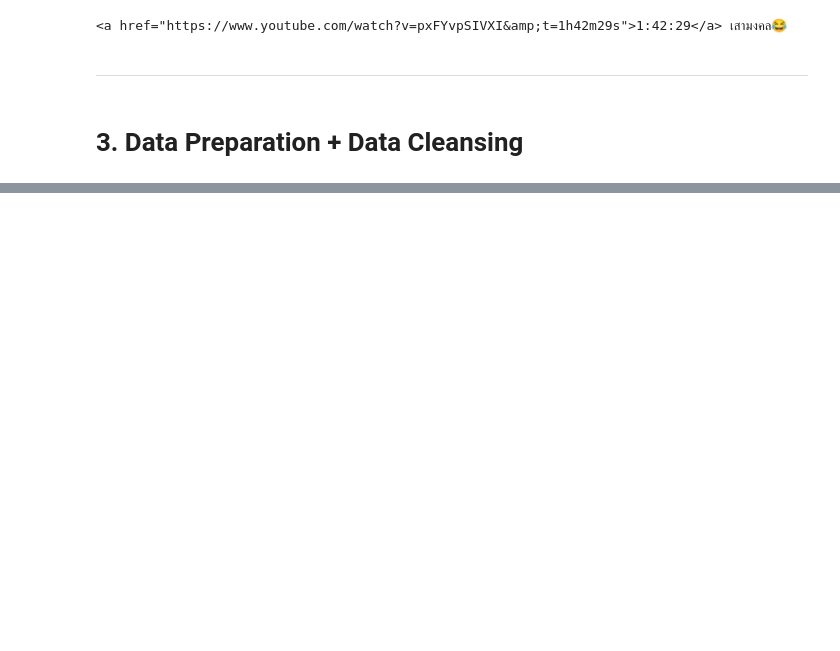
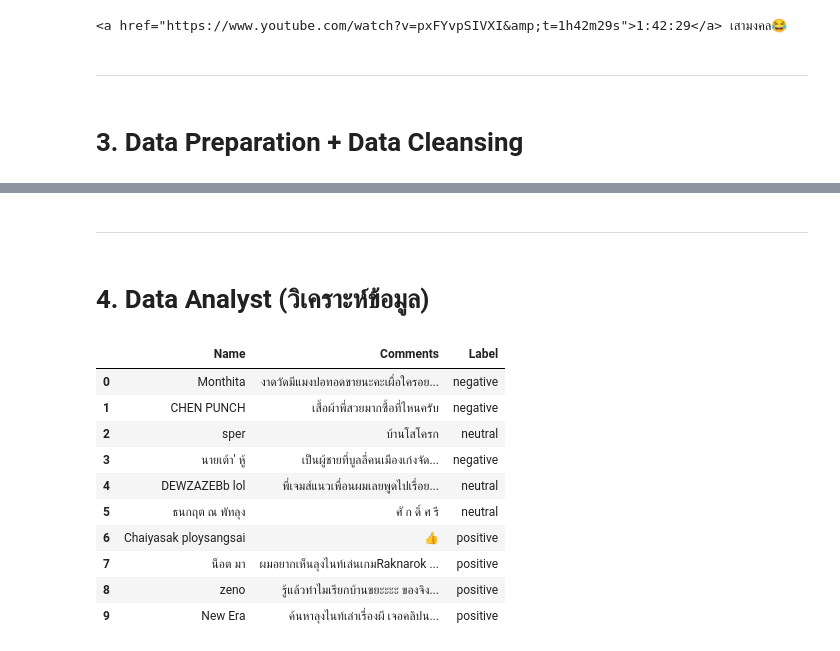
Before and after one commit to PongpatP/SocialListening_TH, a Jupyter notebook: main.ipynb, the cells around one changed output, grey strips where cells are left out. Drawn from its saved outputs; the diff is of its cells as text; code cells hidden in the pictures; blank space fills up the shorter version.

```diff
--- a/main.ipynb
+++ b/main.ipynb
@@ -132,0 +130,20 @@ https://datarockie.com/blog/sentiment-analysis-bard-ai/
+# %% [markdown]
+---
+# %% [markdown]
+# 4. Data Analyst (วิเคราะห์ข้อมูล)
+# %%
+import pandas as pd
+df = pd.read_excel(os.path.join(os.getcwd(), 'comments.xlsx'))
+df.head(10)
+# %% [output]
+|  | Name | Comments | Label |
+| 0 | Monthita | งาดวัดมีแมงปอทอดขายนะคะเผื่อใครอย... | negative |
+| 1 | CHEN PUNCH | เสื้อผ้าพี่สวยมากซื้อที่ไหนครับ | negative |
+| 2 | sper | บ้านโสโครก | neutral |
+| 3 | นายเต้า' หู้ | เป็นผู้ชายที่บูลลี่คนเมืองเก่งจัด... | negative |
+| 4 | DEWZAZEBb lol | พี่เจมส์แนวเพื่อนผมเลยพูดไปเรื่อย... | neutral |
+| 5 | ธนกฤต ณ พัทลุง | ศั ก ดิ์ ศ รี | neutral |
+| 6 | Chaiyasak ploysangsai | 👍 | positive |
+| 7 | น็อต มา | ผมอยากเห็นลุงไนท์เล่นเกมRaknarok ... | positive |
+| 8 | zeno | รู้แล้วทำไมเรียกบ้านขยะะะะ ของจิง... | positive |
+| 9 | New Era | ค้นหาลุงไนท์เล่าเรื่องผี เจอคลิปน... | positive |
```
Also changed, not shown: parts of 13 cells of this notebook, 4 other files.
